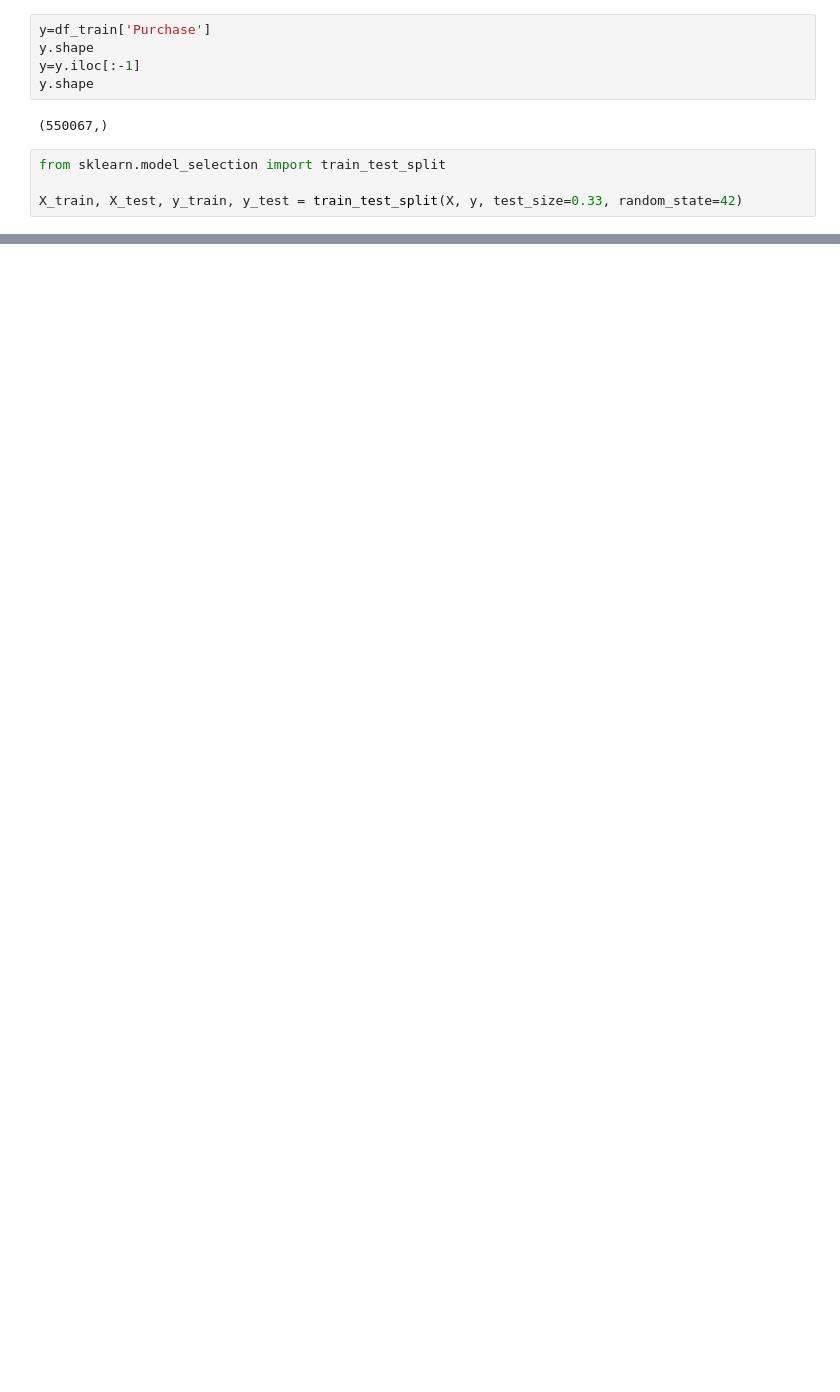
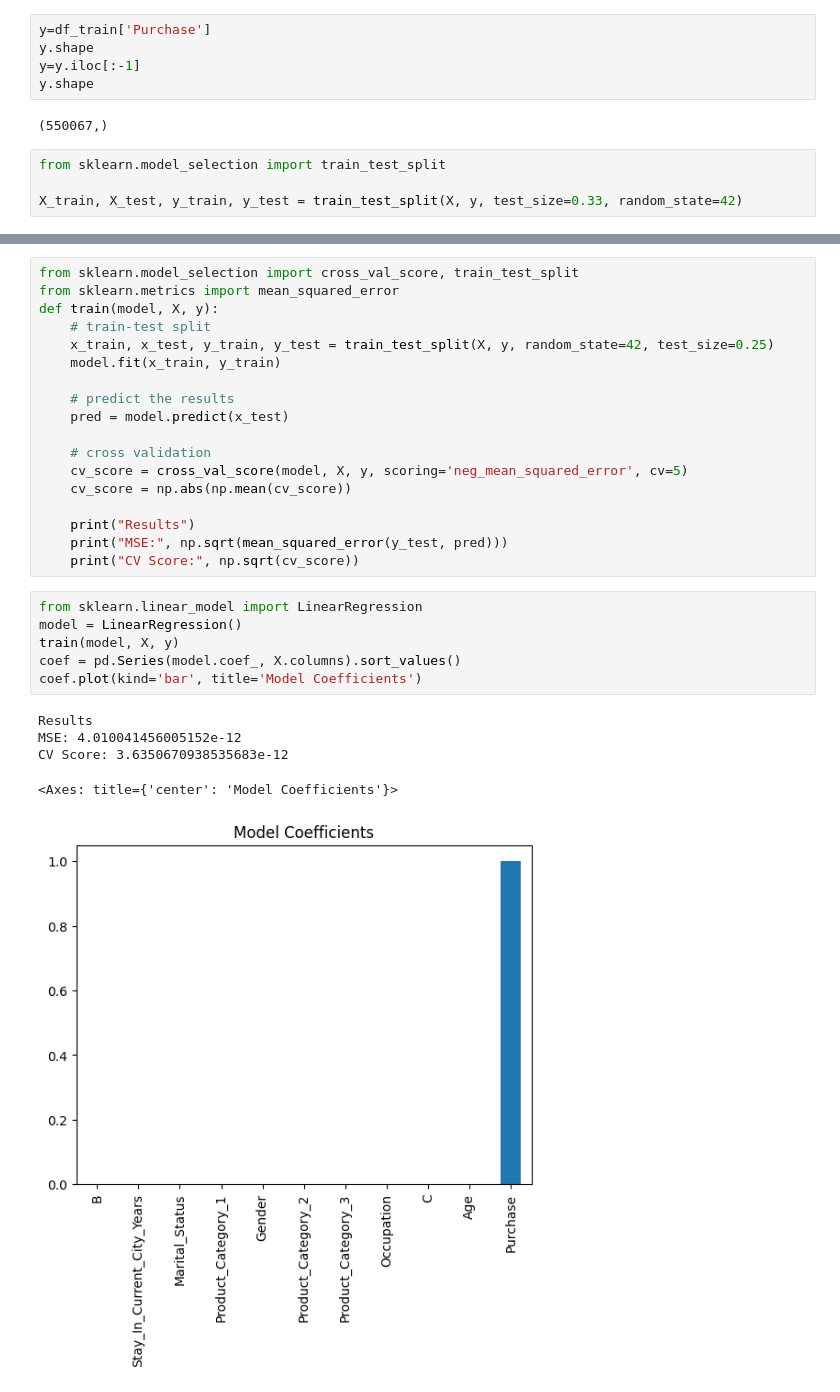
Before and after one commit to Ritesh2107/Data-Science, a Jupyter notebook: Black Friday/Black_friday.ipynb, the cells around one changed output, grey strips where cells are left out. Saved outputs shown, nothing was run; the diff lists cells and outputs as text; blank space fills up the shorter version.

```diff
--- a/Black Friday/Black_friday.ipynb
+++ b/Black Friday/Black_friday.ipynb
@@ -433,0 +429,30 @@ ValueError: could not convert string to float: 'P00118742'
+# %%
+from sklearn.model_selection import cross_val_score, train_test_split
+from sklearn.metrics import mean_squared_error
+def train(model, X, y):
+    # train-test split
+    x_train, x_test, y_train, y_test = train_test_split(X, y, random_state=42, test_size=0.25)
+    model.fit(x_train, y_train)
+
+    # predict the results
+    pred = model.predict(x_test)
+
+    # cross validation
+    cv_score = cross_val_score(model, X, y, scoring='neg_mean_squared_error', cv=5)
+    cv_score = np.abs(np.mean(cv_score))
+
+    print("Results")
+    print("MSE:", np.sqrt(mean_squared_error(y_test, pred)))
+    print("CV Score:", np.sqrt(cv_score))
+# %%
+from sklearn.linear_model import LinearRegression
+model = LinearRegression()
+train(model, X, y)
+coef = pd.Series(model.coef_, X.columns).sort_values()
+coef.plot(kind='bar', title='Model Coefficients')
+# %% [output]
+Results
+MSE: 4.010041456005152e-12
+CV Score: 3.6350670938535683e-12
+<Axes: title={'center': 'Model Coefficients'}>
+[figure, added]
```
Also changed, not shown: parts of 6 cells of this notebook.
